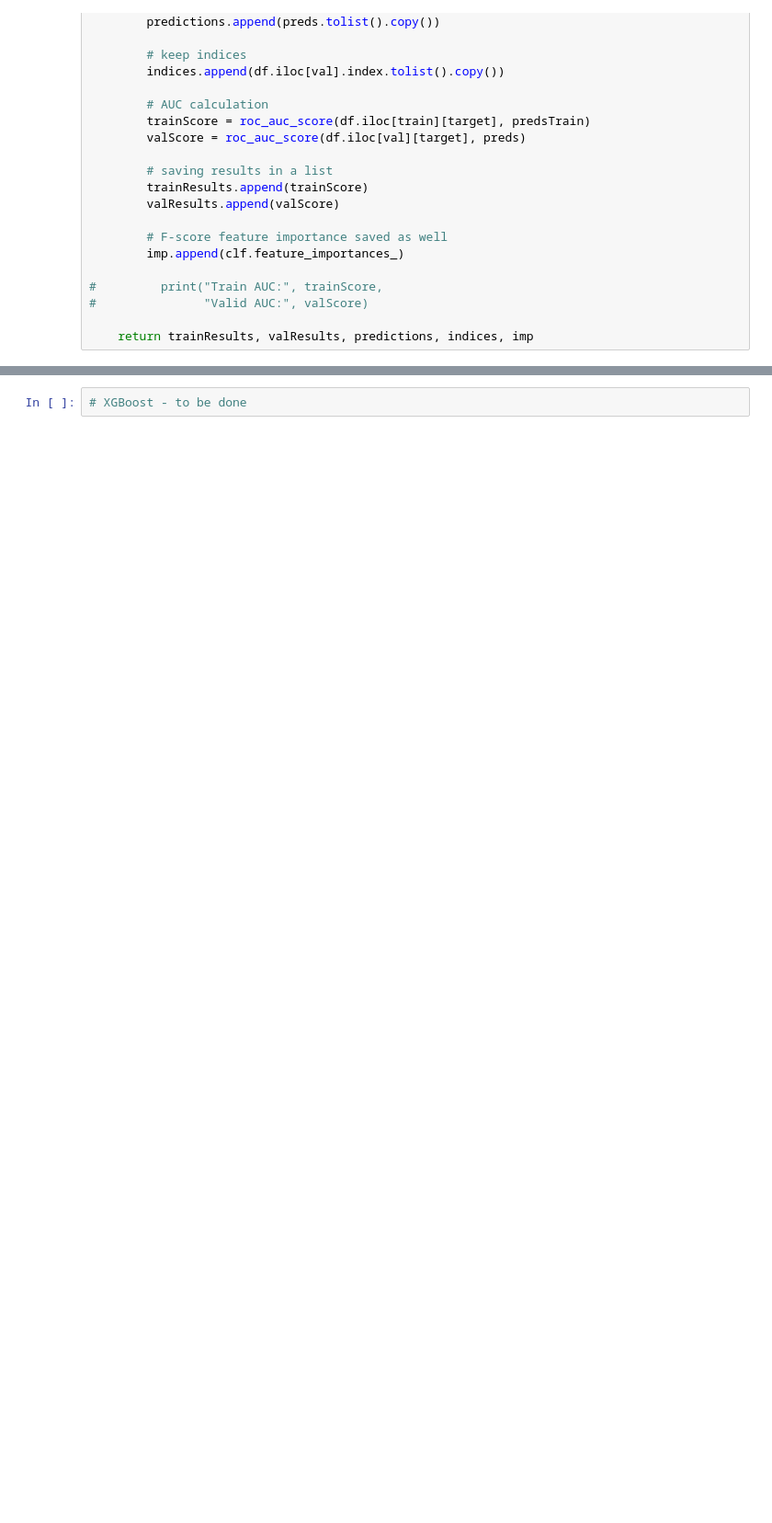
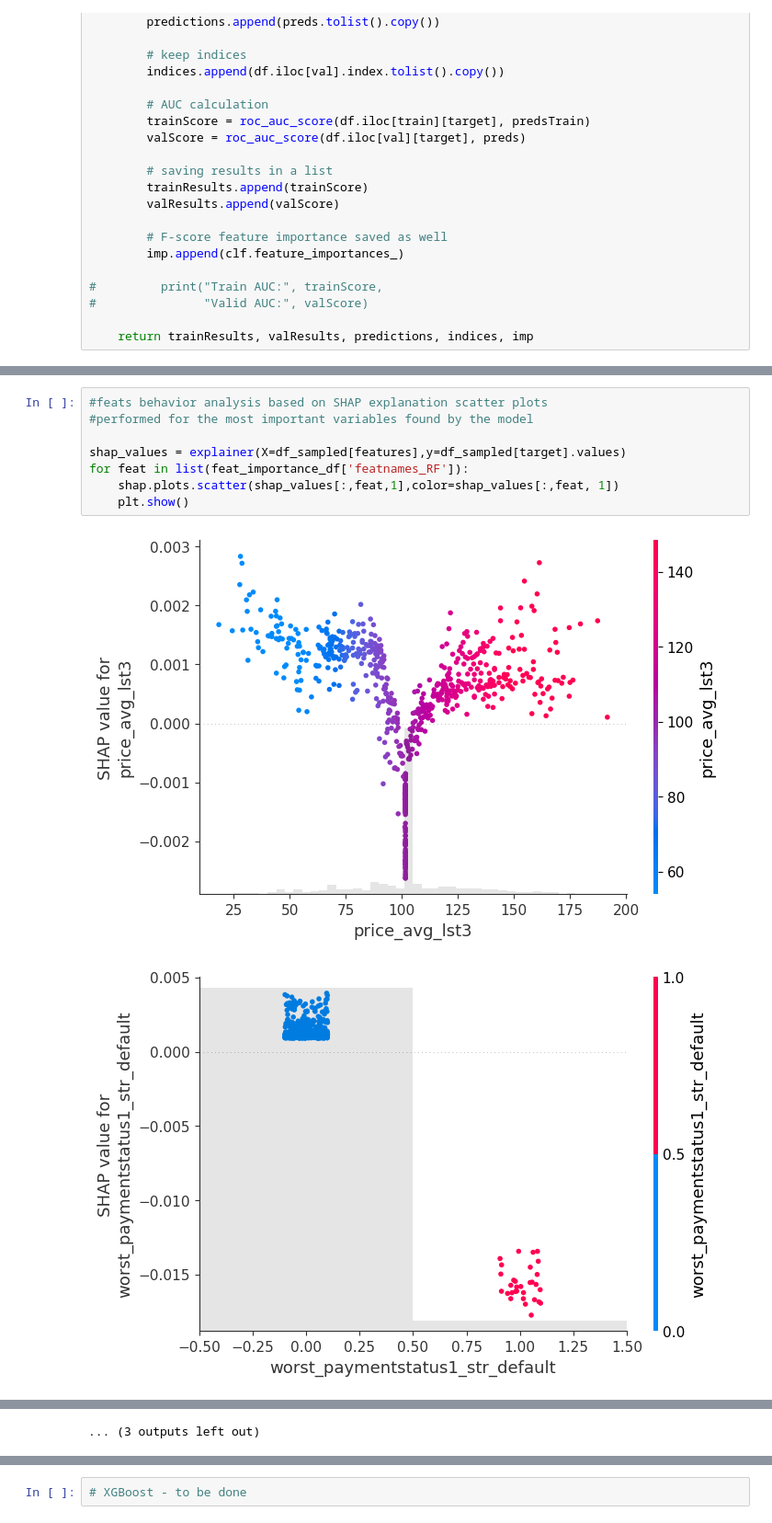
Before and after one commit to km72846/viabill_casestudy, a Jupyter notebook: notebooks/viabill.ipynb, the cells around one changed output, grey strips where cells are left out. Shown at 92% size. Drawn from its saved outputs; the diff is of its cells as text; blank space fills up the shorter version.

```diff
--- a/notebooks/viabill.ipynb
+++ b/notebooks/viabill.ipynb
@@ -942,0 +1091,11 @@ plt.show()
+# %%
+#feats behavior analysis based on SHAP explanation scatter plots
+#performed for the most important variables found by the model
+
+shap_values = explainer(X=df_sampled[features],y=df_sampled[target].values)
+for feat in list(feat_importance_df['featnames_RF']):
+    shap.plots.scatter(shap_values[:,feat,1],color=shap_values[:,feat, 1])
+    plt.show()
+# %% [output]
+[figure, added]
+[figure, added]
@@ -942,0 +1112 @@ plt.show()
+... (3 outputs left out)
```
Also changed, not shown: parts of 34 cells of this notebook, 1 other file.
